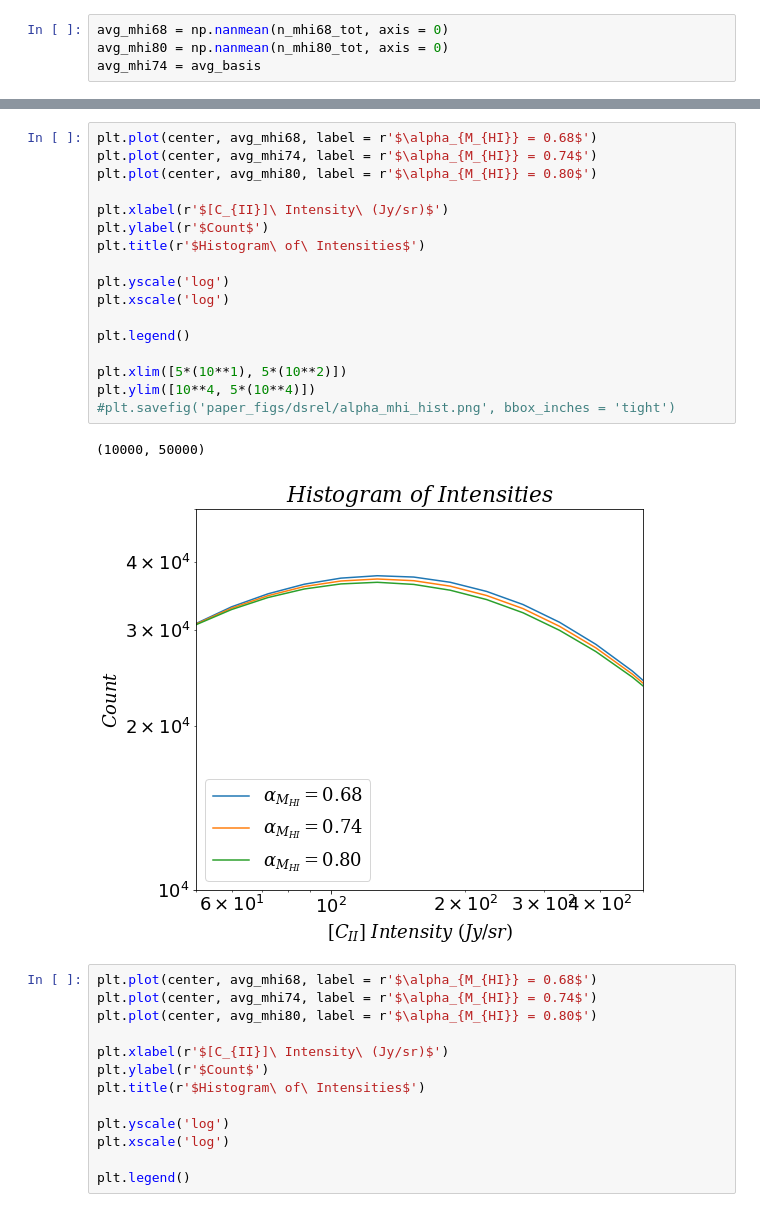
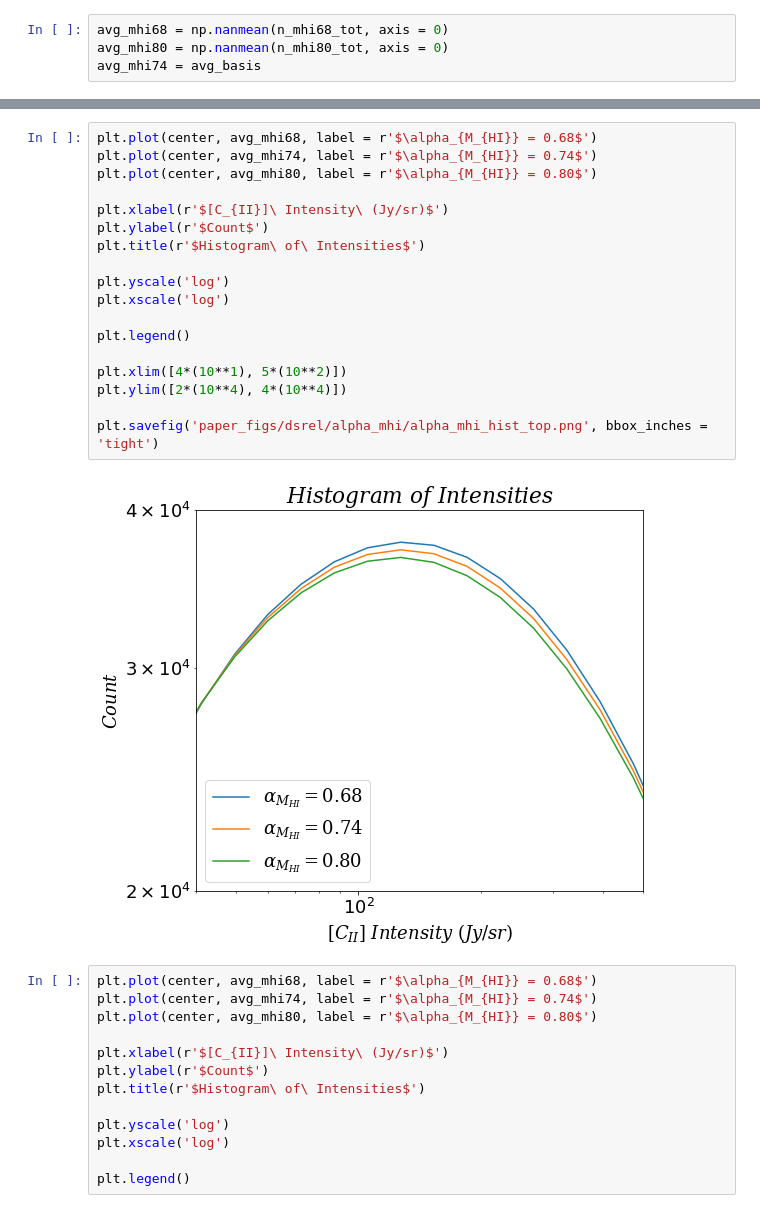
Before and after one commit to PatrickHorlaville/CITA_LIM, a Jupyter notebook: dSrel.ipynb, the cells around one changed output, grey strips where cells are left out. Cells and saved outputs as stored; diff of their text form.

```diff
--- a/dSrel.ipynb
+++ b/dSrel.ipynb
@@ -409,23 +410,23 @@ plt.ylim([7*(10**3), (10**4)])
 # %%
 plt.plot(center, avg_mhi68, label = r'$\alpha_{M_{HI}} = 0.68$')
 plt.plot(center, avg_mhi74, label = r'$\alpha_{M_{HI}} = 0.74$')
 plt.plot(center, avg_mhi80, label = r'$\alpha_{M_{HI}} = 0.80$')
 
 plt.xlabel(r'$[C_{II}]\ Intensity\ (Jy/sr)$')
 plt.ylabel(r'$Count$')
 plt.title(r'$Histogram\ of\ Intensities$')
 
 plt.yscale('log')
 plt.xscale('log')
 
 plt.legend()
 
-plt.xlim([5*(10**1), 5*(10**2)])
-plt.ylim([10**4, 5*(10**4)])
-#plt.savefig('paper_figs/dsrel/alpha_mhi_hist.png', bbox_inches = 'tight')
+plt.xlim([4*(10**1), 5*(10**2)])
+plt.ylim([2*(10**4), 4*(10**4)])
+
+plt.savefig('paper_figs/dsrel/alpha_mhi/alpha_mhi_hist_top.png', bbox_inches = 'tight')
 # %% [output]
-(10000, 50000)
-[figure, old version]
+[figure, new version]
 # %%
 plt.plot(center, avg_mhi68, label = r'$\alpha_{M_{HI}} = 0.68$')
 plt.plot(center, avg_mhi74, label = r'$\alpha_{M_{HI}} = 0.74$')
```
Also changed, not shown: parts of 3 cells of this notebook, 16 other files.
